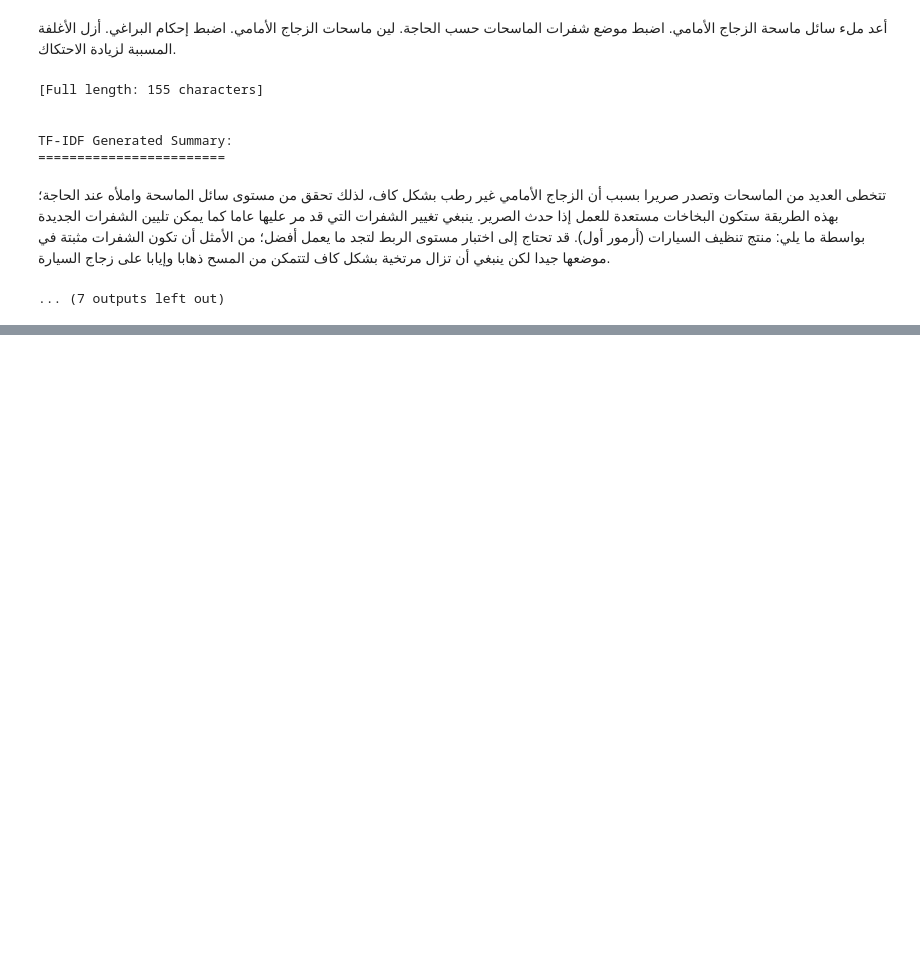
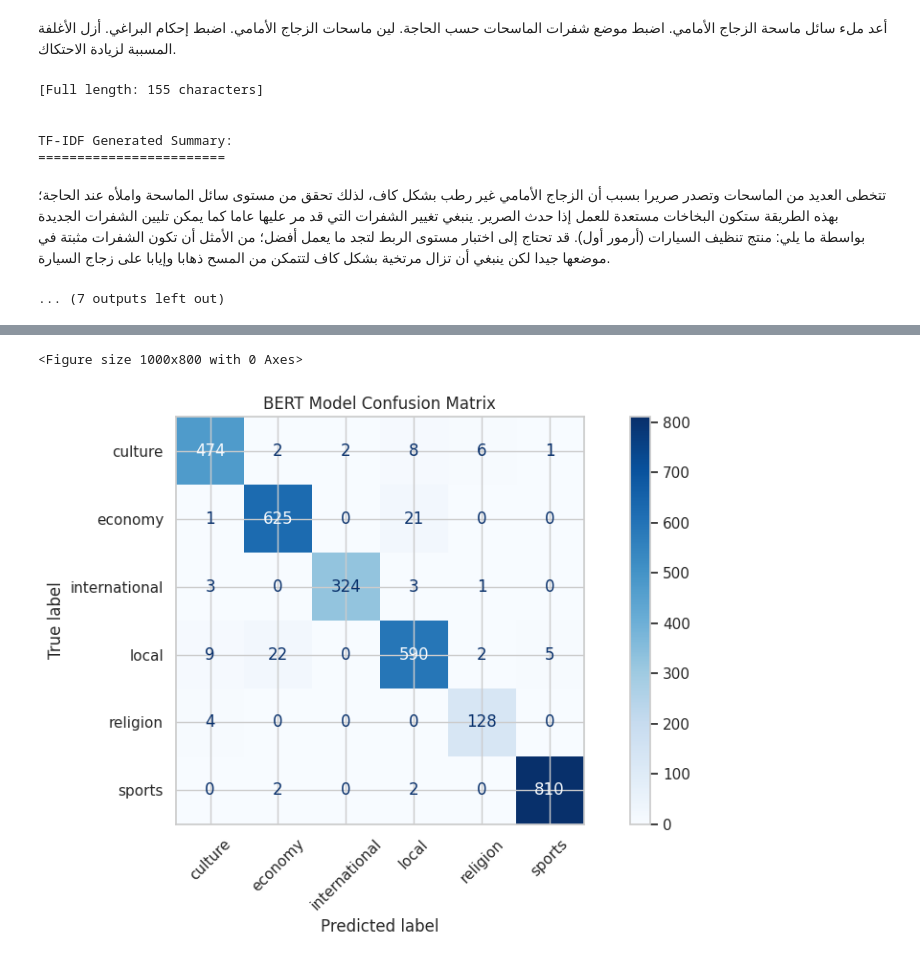
Before and after one commit to mabosaimi/arabic-kalimat-nlp, a Jupyter notebook: arabic_nlp_project.ipynb, the cells around one changed output, grey strips where cells are left out. Drawn from its saved outputs; the diff is of its cells as text; code cells hidden in the pictures; blank space fills up the shorter version.

```diff
--- a/arabic_nlp_project.ipynb
+++ b/arabic_nlp_project.ipynb
@@ -968,0 +1411,21 @@ TF-IDF Generated Summary:
+# %%
+bert_model_path = os.path.join(MODEL_SAVE_DIR, "modern_bert_classifier")
+
+if os.path.exists(bert_model_path):
+    print("Loading existing BERT model...")
+    bert_model = AutoModelForSequenceClassification.from_pretrained(bert_model_path).to(
+        device
+    )
+    trainer.model = bert_model
+
+    results = trainer.evaluate()
+    print(f"Loaded model accuracy: {results['eval_accuracy']:.4f}")
+else:
+    print("Training new BERT model...")
+    trainer.train()
+    trainer.save_model(bert_model_path)
+
+    results = trainer.evaluate()
+
+print(f"BERT Accuracy: {results['eval_accuracy']:.4f}")
+print(f"BERT F1 Score: {results['eval_f1']:.4f}")
@@ -968,0 +1438,9 @@ TF-IDF Generated Summary:
+# %%
+def get_bert_predictions(trainer, test_dataset):
+    predictions = trainer.predict(test_dataset)
+    pred_labels = np.argmax(predictions.predictions, axis=1)
+    true_labels = predictions.label_ids
+    return pred_labels, true_labels
+
+
+bert_preds, bert_true = get_bert_predictions(trainer, test_bert_dataset)
@@ -968,0 +1449,13 @@ TF-IDF Generated Summary:
+# %%
+cm_bert = confusion_matrix(bert_true, bert_preds)
+labels = [label_mapping[i] for i in range(len(label_mapping))]
+disp_bert = ConfusionMatrixDisplay(confusion_matrix=cm_bert, display_labels=labels)
+
+plt.figure(figsize=(10, 8))
+disp_bert.plot(cmap="Blues", xticks_rotation=45)
+plt.title("BERT Model Confusion Matrix")
+plt.tight_layout()
+plt.show()
+# %% [output]
+<Figure size 1000x800 with 0 Axes>
+[figure, added]
```
Also changed, not shown: parts of 65 cells of this notebook.
